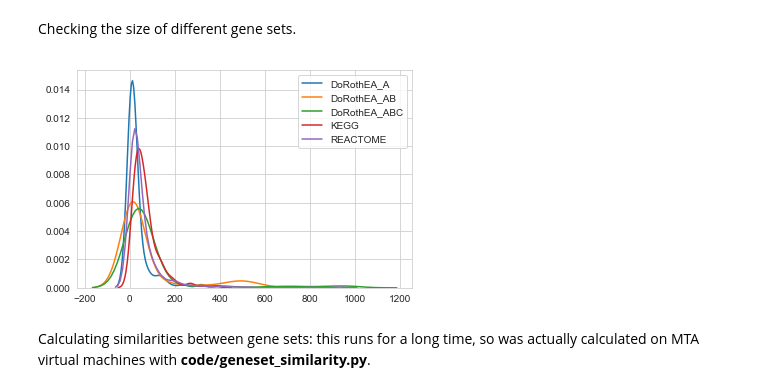
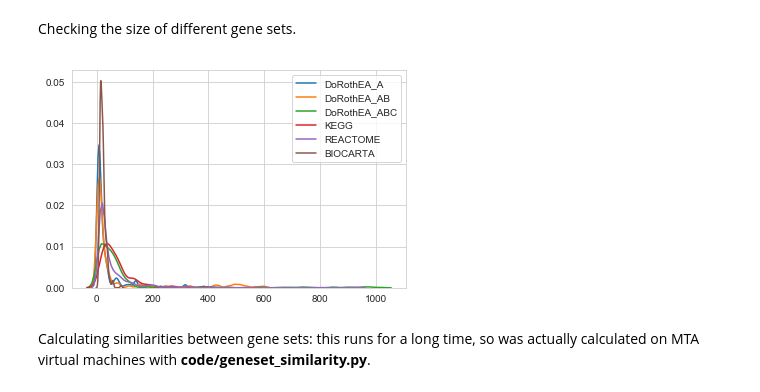
Before and after one commit to bence-szalai/why-pathway-methods-work, a Jupyter notebook: notebooks/data_preprocess_and_generation.ipynb, the cells around one changed output. Saved outputs shown, nothing was run; the diff lists cells and outputs as text; code cells hidden in the pictures.

Commit message:
started clear code, added random gene sets

```diff
--- a/notebooks/analysis_pipeline.ipynb
+++ b/notebooks/data_preprocess_and_generation.ipynb
@@ -33,0 +35,5 @@ make_genesets.make_multi_level_dorothea()
+# %%
+#make random gene sets
+for setname in ['BIOCARTA','CGP','KEGG','REACTOME','dorothea_A']:
+    for s in range(5):
+        make_genesets.make_random_geneset(fnames=[setname],n=200,s=s)
@@ -41,22 +58,22 @@ sns.set_style("whitegrid")
 # %%
 gene_set_lengths={}
 for confidence in ['A','B','C','D','E','AB','ABC','ABCD','ABCDE','BEST']:
-    fin=open('../results/genesets/dorothea/dicts/dorothea_%s_set_gene.pkl' % confidence,'br')
+    fin=open('../results/genesets/single/dicts/dorothea_%s.pkl' % confidence,'br')
     genesets=pckl.load(fin)
     fin.close()
     l=[len(genesets[x]) for x in genesets.keys()]
     gene_set_lengths['DoRothEA_'+confidence]=l
 for setname in ['CGP','KEGG','REACTOME','BIOCARTA']:
-    fin=open('../results/genesets/msigdb//dicts/%s_set_gene.pkl' % setname,'br')
+    fin=open('../results/genesets/single/dicts/%s.pkl' % setname,'br')
     genesets=pckl.load(fin)
     fin.close()
     l=[len(genesets[x]) for x in genesets.keys()]
     gene_set_lengths[setname]=l
 # %%
-for confidence in ['DoRothEA_A','DoRothEA_AB','DoRothEA_ABC','KEGG','REACTOME']:
+for confidence in ['DoRothEA_A','DoRothEA_AB','DoRothEA_ABC','KEGG','REACTOME','BIOCARTA']:
     sns.distplot(gene_set_lengths[confidence],hist=False,label=confidence)
 # %% [output]
-[figure, old version]
+[figure, new version]
 # %% [markdown]
 Calculating similarities between gene sets: this runs for a long time, so was actually calculated on MTA virtual machines with **code/geneset_similarity.py**.
 # %%
```
Also changed, not shown: parts of 4 cells of this notebook, 5 other files.
